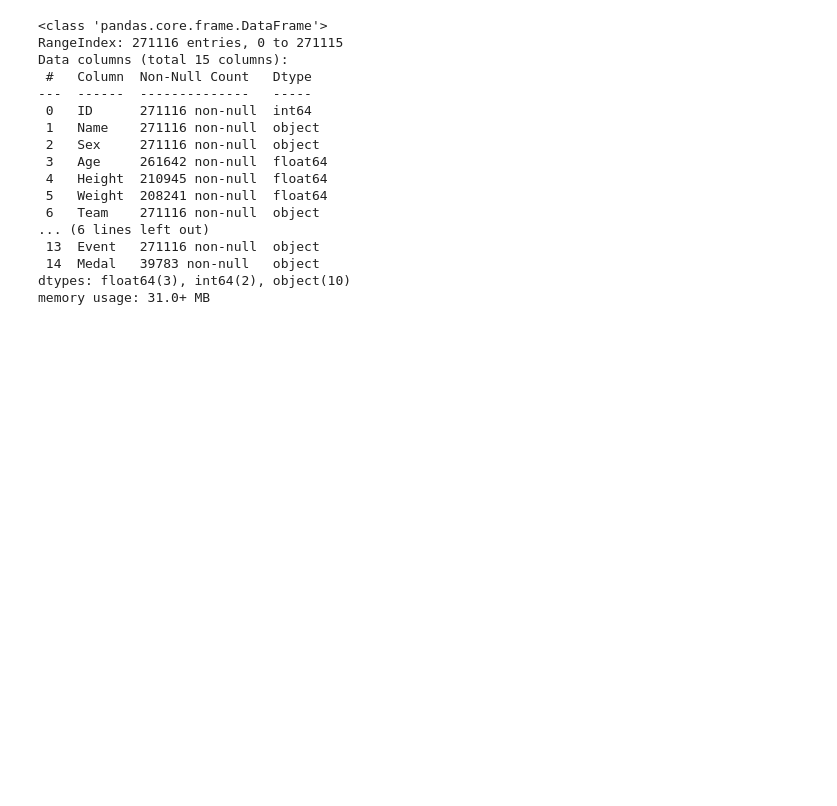
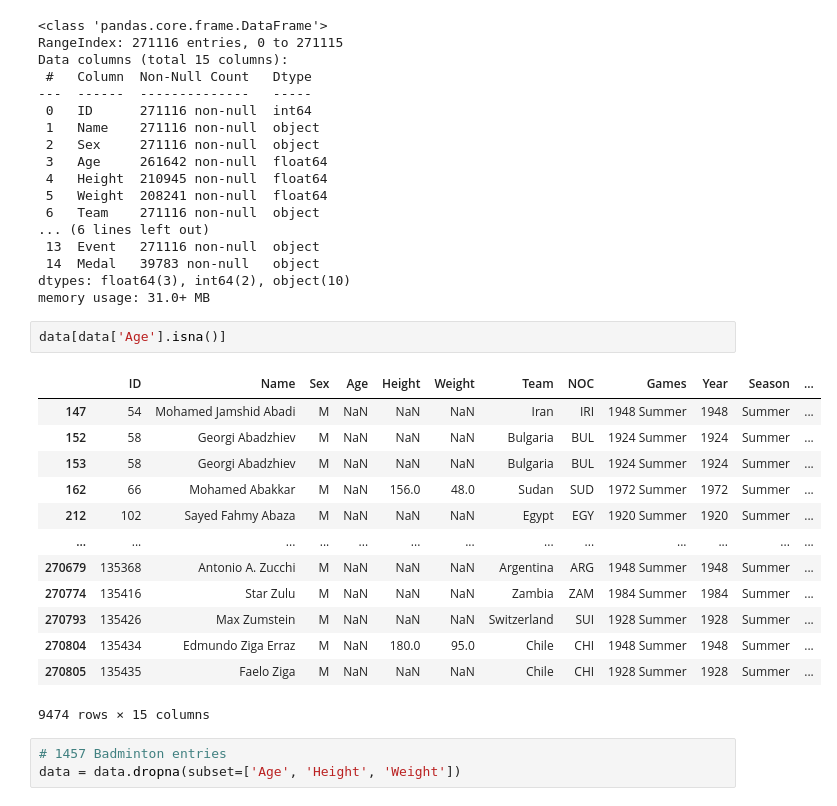
Before and after one commit to vp0716/Olympics, a Jupyter notebook: Olympics.ipynb, the cells around one changed output. Drawn from its saved outputs; the diff is of its cells as text; blank space fills up the shorter version.

```diff
--- a/Olympics.ipynb
+++ b/Olympics.ipynb
@@ -37,3 +37,22 @@ Data columns (total 15 columns):
  14  Medal   39783 non-null   object
 dtypes: float64(3), int64(2), object(10)
 memory usage: 31.0+ MB
+# %%
+data[data['Age'].isna()]
+# %% [output]
+|  | ID | Name | Sex | Age | Height | Weight | Team | NOC | Games | Year | Season | ... |
+| 147 | 54 | Mohamed Jamshid Abadi | M | NaN | NaN | NaN | Iran | IRI | 1948 Summer | 1948 | Summer | ... |
+| 152 | 58 | Georgi Abadzhiev | M | NaN | NaN | NaN | Bulgaria | BUL | 1924 Summer | 1924 | Summer | ... |
+| 153 | 58 | Georgi Abadzhiev | M | NaN | NaN | NaN | Bulgaria | BUL | 1924 Summer | 1924 | Summer | ... |
+| 162 | 66 | Mohamed Abakkar | M | NaN | 156.0 | 48.0 | Sudan | SUD | 1972 Summer | 1972 | Summer | ... |
+| 212 | 102 | Sayed Fahmy Abaza | M | NaN | NaN | NaN | Egypt | EGY | 1920 Summer | 1920 | Summer | ... |
+| ... | ... | ... | ... | ... | ... | ... | ... | ... | ... | ... | ... | ... |
+| 270679 | 135368 | Antonio A. Zucchi | M | NaN | NaN | NaN | Argentina | ARG | 1948 Summer | 1948 | Summer | ... |
+| 270774 | 135416 | Star Zulu | M | NaN | NaN | NaN | Zambia | ZAM | 1984 Summer | 1984 | Summer | ... |
+| 270793 | 135426 | Max Zumstein | M | NaN | NaN | NaN | Switzerland | SUI | 1928 Summer | 1928 | Summer | ... |
+| 270804 | 135434 | Edmundo Ziga Erraz | M | NaN | 180.0 | 95.0 | Chile | CHI | 1948 Summer | 1948 | Summer | ... |
+| 270805 | 135435 | Faelo Ziga | M | NaN | NaN | NaN | Chile | CHI | 1928 Summer | 1928 | Summer | ... |
+9474 rows × 15 columns
+# %%
+# 1457 Badminton entries
+data = data.dropna(subset=['Age', 'Height', 'Weight'])
```
Also changed, not shown: parts of 6 cells of this notebook.
